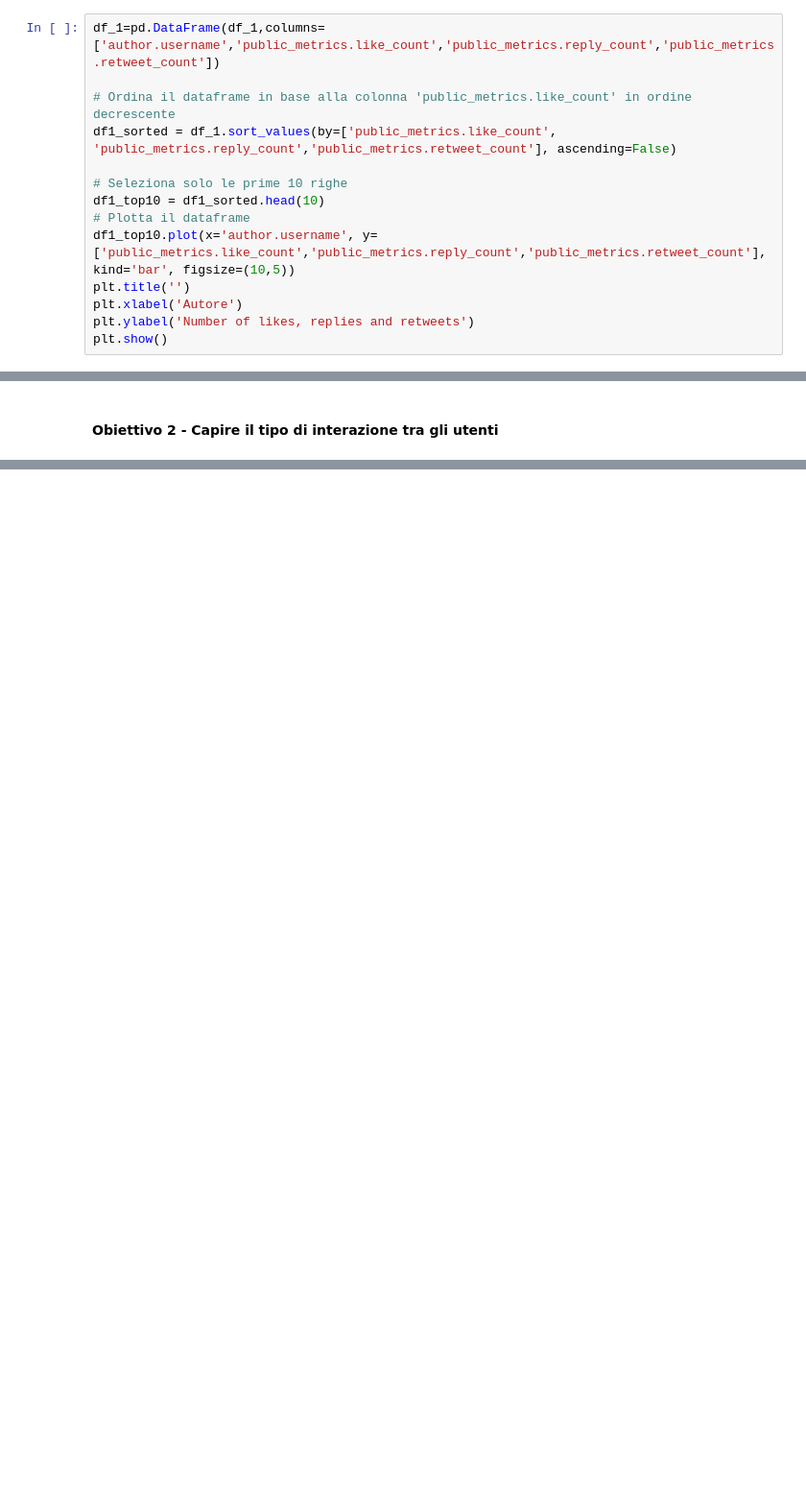
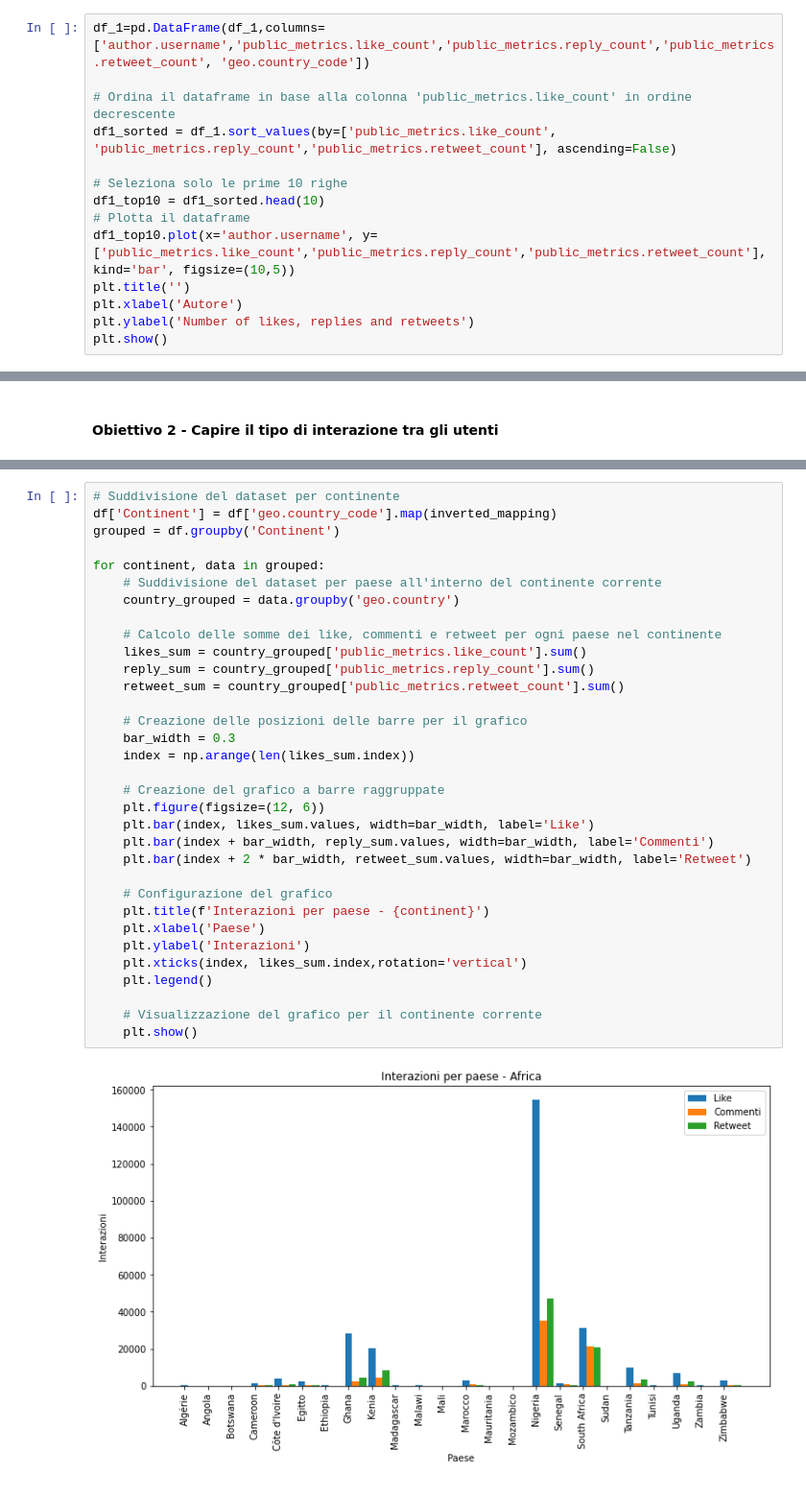
Before and after one commit to isabellamarasco/Blockchain_project, a Jupyter notebook: analysis.ipynb, the cells around one changed output, grey strips where cells are left out. Shown: that part at 96% size. Saved outputs shown, nothing was run; the diff lists cells and outputs as text; blank space fills up the shorter version.

```diff
--- a/analysis.ipynb
+++ b/analysis.ipynb
@@ -78,7 +84,7 @@ display (df_1.head(10))
 #plt.ylabel('Number of likes, replies and retweets')
 #plt.show()
 # %%
-df_1=pd.DataFrame(df_1,columns=['author.username','public_metrics.like_count','public_metrics.reply_count','public_metrics.retweet_count'])
+df_1=pd.DataFrame(df_1,columns=['author.username','public_metrics.like_count','public_metrics.reply_count','public_metrics.retweet_count', 'geo.country_code'])
 
 # Ordina il dataframe in base alla colonna 'public_metrics.like_count' in ordine decrescente
 df1_sorted = df_1.sort_values(by=['public_metrics.like_count', 'public_metrics.reply_count','public_metrics.retweet_count'], ascending=False)
@@ -288,0 +435,35 @@ cluster
+# %%
+# Suddivisione del dataset per continente
+df['Continent'] = df['geo.country_code'].map(inverted_mapping)
+grouped = df.groupby('Continent')
+
+for continent, data in grouped:
+    # Suddivisione del dataset per paese all'interno del continente corrente
+    country_grouped = data.groupby('geo.country')
+
+    # Calcolo delle somme dei like, commenti e retweet per ogni paese nel continente
+    likes_sum = country_grouped['public_metrics.like_count'].sum()
+    reply_sum = country_grouped['public_metrics.reply_count'].sum()
+    retweet_sum = country_grouped['public_metrics.retweet_count'].sum()
+
+    # Creazione delle posizioni delle barre per il grafico
+    bar_width = 0.3
+    index = np.arange(len(likes_sum.index))
+
+    # Creazione del grafico a barre raggruppate
+    plt.figure(figsize=(12, 6))
+    plt.bar(index, likes_sum.values, width=bar_width, label='Like')
+    plt.bar(index + bar_width, reply_sum.values, width=bar_width, label='Commenti')
+    plt.bar(index + 2 * bar_width, retweet_sum.values, width=bar_width, label='Retweet')
+
+    # Configurazione del grafico
+    plt.title(f'Interazioni per paese - {continent}')
+    plt.xlabel('Paese')
+    plt.ylabel('Interazioni')
+    plt.xticks(index, likes_sum.index,rotation='vertical')
+    plt.legend()
+
+    # Visualizzazione del grafico per il continente corrente
+    plt.show()
+# %% [output]
+[figure, added]
```
Also changed, not shown: parts of 17 cells of this notebook, 1 other file.
